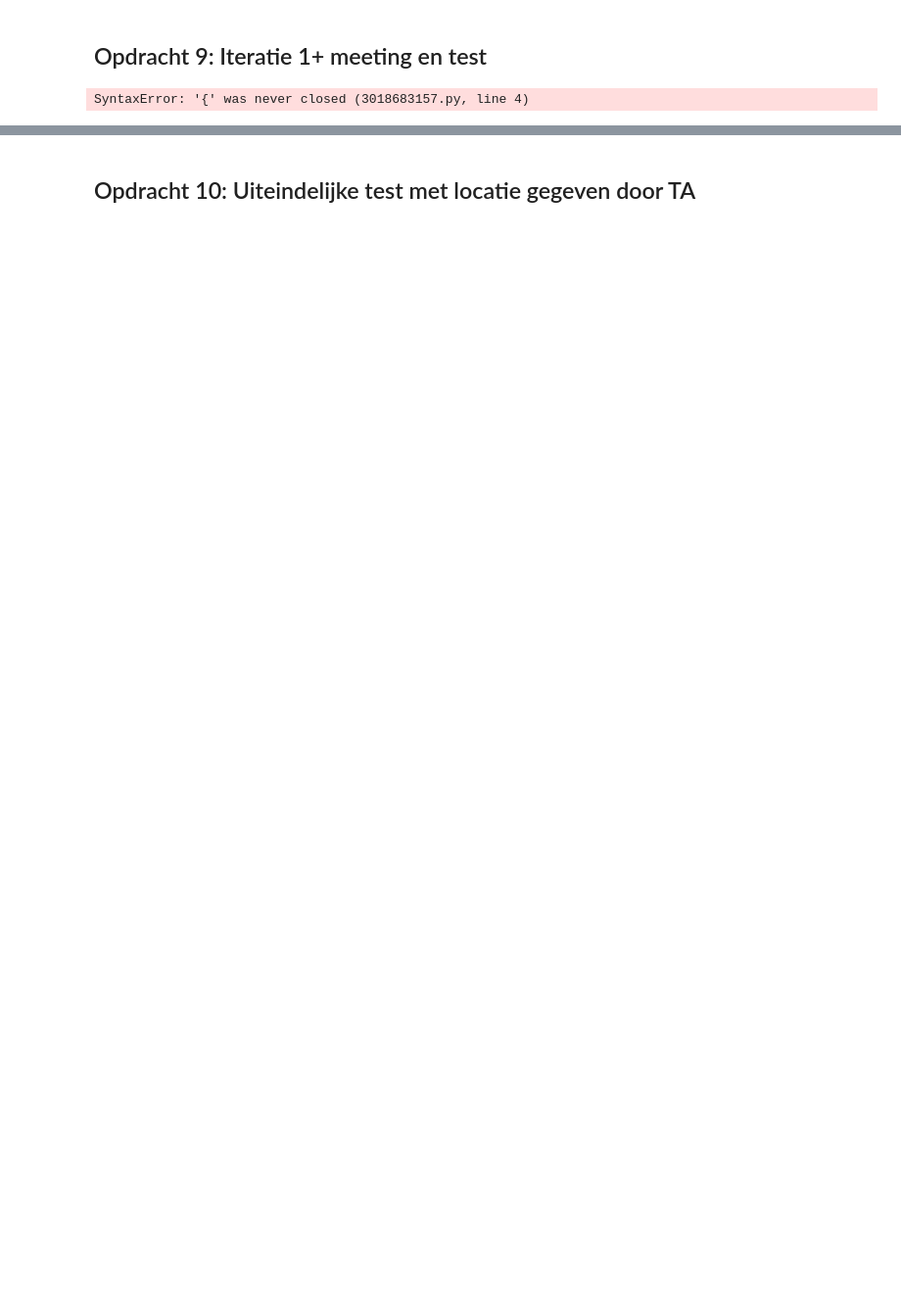
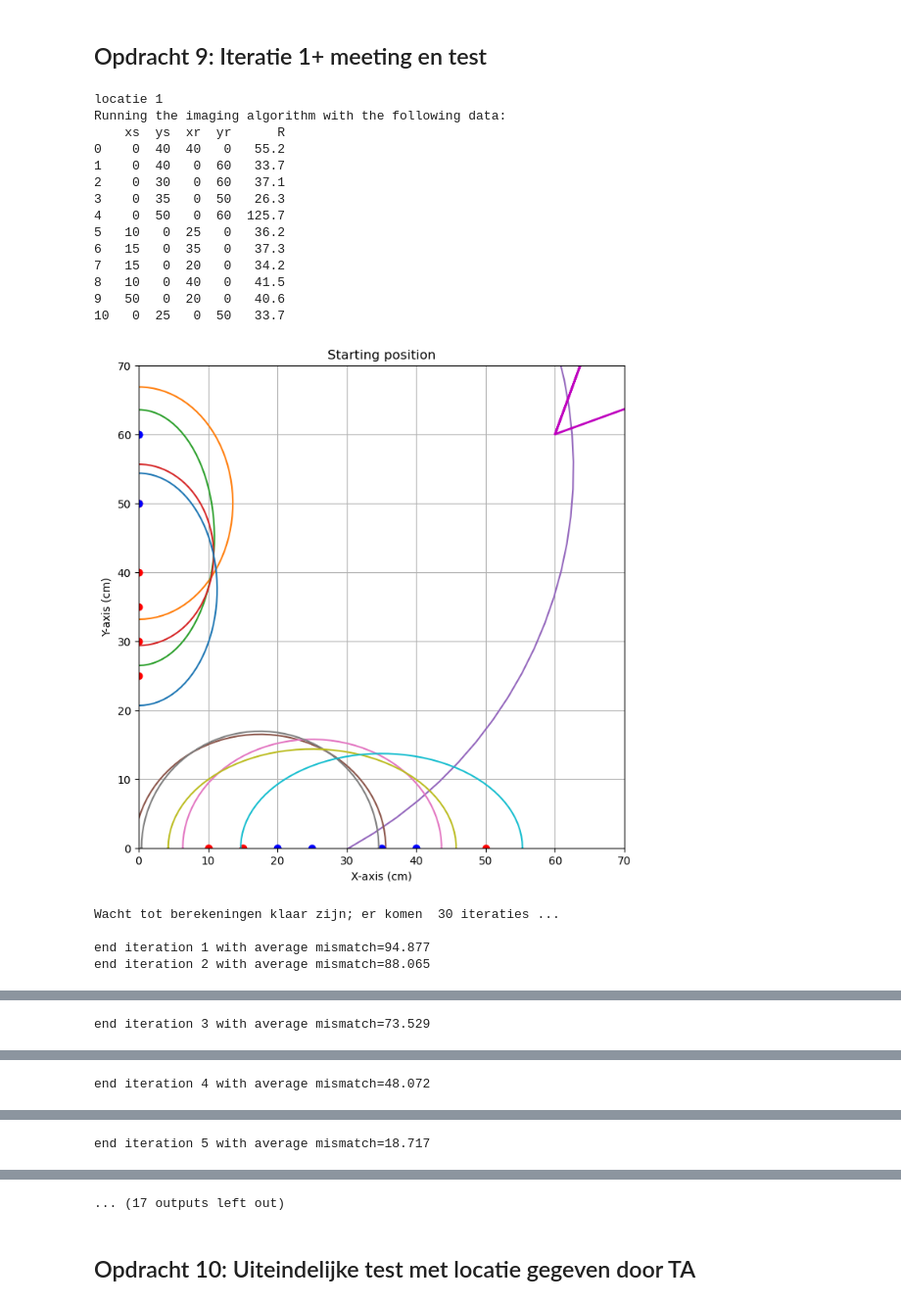
Before and after one commit to beanmachine123/opdrachten-DEF-D, a Jupyter notebook: FysiekeOntwerpopdrachten/4OntwerpEenAlgoritmeEchoAkoestisch/DEFOntwerpopdracht4AlgoritmeInvulTemplate.ipynb, the cells around one changed output, grey strips where cells are left out. Shown at 98% size. Cells and saved outputs as stored; diff of their text form; code cells hidden in the pictures; blank space fills up the shorter version.

```diff
--- a/FysiekeOntwerpopdrachten/4OntwerpEenAlgoritmeEchoAkoestisch/DEFOntwerpopdracht4AlgoritmeInvulTemplate.ipynb
+++ b/FysiekeOntwerpopdrachten/4OntwerpEenAlgoritmeEchoAkoestisch/DEFOntwerpopdracht4AlgoritmeInvulTemplate.ipynb
@@ -204,55 +262,95 @@ Figuur: ![Alt](tudelftLogo.png)
 # Voeg hier je meetgegevens van deze iteratie in:
 
 # Vul onderstaande in met jullie gekozen locaties van het reflecterende papier.
-targets = {'locatie 1':{'x0':#zelf aanvullen,
-                    'y0':#zelf aanvullen,
-                    'alpha' : #zelf aanvullen,
-                    'beta' : #zelf aanvullen},
-           'locatie 2':{'x0':#zelf aanvullen,
-                    'y0':#zelf aanvullen,
-                    'alpha' : #zelf aanvullen,
-                    'beta' : #zelf aanvullen}
+targets = {'locatie 1':{'x0': 16,
+                    'y0': 19,
+                    'alpha' : -5,
+                    'beta' : -10,
+                    },
+           'locatie 2':{'x0': 17,
+                    'y0': 15,
+                    'alpha' : 10,
+                    'beta' : -8,
+                    }
             }
 
 
 # Vul onderstaande matrixen aan met je gemeten meetgegevens.
 
 data ={'locatie 1' :  pd.DataFrame(columns=["xs", "ys", "xr", "yr", "R"], data=[
-    # zelf aanvullen
+    [0, 40, 40, 0, 55.2],
+    [0,40,0,60,33.7],
+    [0,30,0,60,37.1],
+    [0,35,0,50,26.3],
+    [0,50,0,60,125.7],
+    [10,0,25,0, 36.2],
+    [15,0,35,0, 37.3],
+    [15,0,20,0,34.2],
+    [10,0,40,0, 41.5],
+    [50,0,20,0, 40.6],
+    [0,25,0,50,33.7],
     ]),
        'locatie 2' : pd.DataFrame(columns=["xs", "ys", "xr", "yr", "R"], data=[
-    # zelf aanvullen
+    [0,40,40,0,56.3],
+    [0,15,0,35, 33.5],
+    [0,10,0,25,32.4],
+    [15,0,35,0,33.2],
+    [10,0,25,0,33.6],
+    [0,0,0,50,52.0],
+    [0,0,50,0,63.4],
+    [0,10,0,40, 38.0],
+    [10,0,40,0,39.6],
+    [15,0,20,0, 29.2],
+
     ])
       }
 
 
 # Hier runnen we het imaging algoritme:
 resultaat = dict()
 
 for locatie in targets:
     print(locatie)
     resultaat[locatie] = imagingDEF.imagingDEF(data[locatie])
     print(resultaat[locatie])
 
 
 # en hier laten we de resultaten als text zien.
 for locatie in targets:
     txt='{naam} \r\nx0 target is : {x0Target:.1f}. Gevonden waarde: {x0:.1f} cm met een standaardafwijking van {x0_eps:.1f} cm \r\n'
     txt = txt + 'y0 target is : {y0Target:.1f}. Gevonden waarde: {y0:.1f} cm met een standaardafwijking van {y0_eps:.1f} cm \r\n'
     txt = txt + 'alpha target is : {alphaTarget:.1f}. Gevonden waarde: {alpha:.1f} graden met een standaardafwijking van {alpha_eps:.1f} graad \r\n'
     txt = txt + 'beta target is : {betaTarget:.1f}. Gevonden waarde: {beta:.1f} graden met een standaardafwijking van {beta_eps:.1f} graad \r\n'
     print(txt.format(naam = locatie,
                      x0Target=targets[locatie]['x0'],
                      x0=resultaat[locatie]['x0'],
                      x0_eps=resultaat[locatie]['x0_eps'],
                      y0Target=targets[locatie]['y0'],
                      y0=resultaat[locatie]['y0'],
                      y0_eps=resultaat[locatie]['y0_eps'],
                      alphaTarget=targets[locatie]['alpha'],
                      alpha=resultaat[locatie]['alpha'],
                      alpha_eps=resultaat[locatie]['alpha_eps'],
                      betaTarget=targets[locatie]['beta'],
                      beta=resultaat[locatie]['beta'],
                      beta_eps=resultaat[locatie]['beta_eps']))
 # %% [output]
-SyntaxError: '{' was never closed (3018683157.py, line 4)
+locatie 1
+Running the imaging algorithm with the following data:
+    xs  ys  xr  yr      R
+0    0  40  40   0   55.2
+1    0  40   0  60   33.7
+2    0  30   0  60   37.1
+3    0  35   0  50   26.3
+4    0  50   0  60  125.7
+5   10   0  25   0   36.2
+6   15   0  35   0   37.3
+7   15   0  20   0   34.2
+8   10   0  40   0   41.5
+9   50   0  20   0   40.6
+10   0  25   0  50   33.7
+[figure, added]
+Wacht tot berekeningen klaar zijn; er komen  30 iteraties ...
+
+end iteration 1 with average mismatch=94.877
+end iteration 2 with average mismatch=88.065
@@ -258,0 +358 @@ SyntaxError: '{' was never closed (3018683157.py, line 4)
+end iteration 3 with average mismatch=73.529
@@ -258,0 +360 @@ SyntaxError: '{' was never closed (3018683157.py, line 4)
+end iteration 4 with average mismatch=48.072
@@ -258,0 +362 @@ SyntaxError: '{' was never closed (3018683157.py, line 4)
+end iteration 5 with average mismatch=18.717
@@ -259,3 +382,4 @@ SyntaxError: '{' was never closed (3018683157.py, line 4)
+... (17 outputs left out)
 # %% [markdown]
 ## Opdracht 10: Uiteindelijke test met locatie gegeven door TA
 # %%
```
Also changed, not shown: parts of 9 cells of this notebook, 4 other files.
